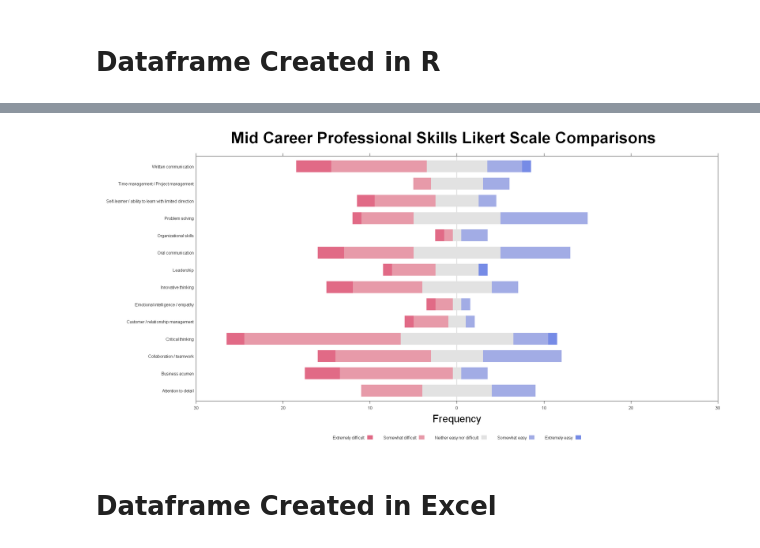
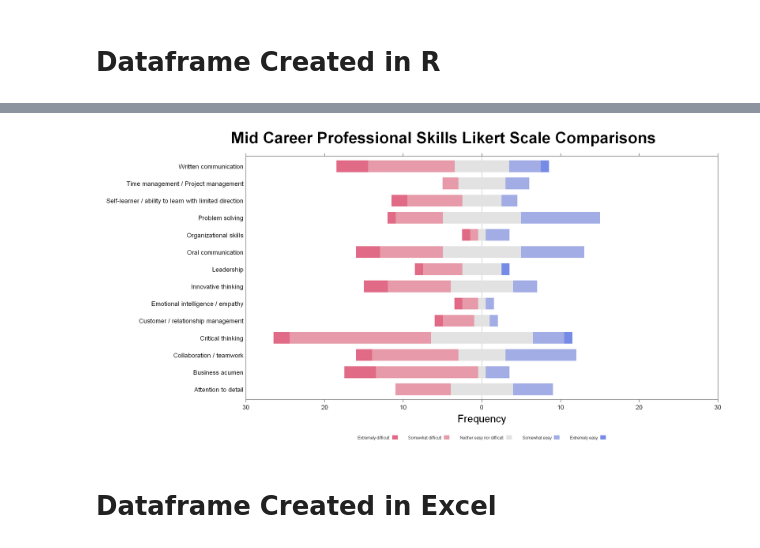
Before and after one commit to chesterqualls/Survey-Analysis, a Jupyter notebook: Diverging Stacked Bars or Likert Data.ipynb, the cells around one changed output, grey strips where cells are left out. Cells and saved outputs as stored; diff of their text form; code cells hidden in the pictures.

```diff
--- a/Diverging Stacked Bars or Likert Data.ipynb
+++ b/Diverging Stacked Bars or Likert Data.ipynb
@@ -179,20 +182,21 @@ mcpro <- tibble::rownames_to_column(mcpro, var="Skills")
 # %%
 # From table created in R
 
 P <-likert( Skills ~.,data=mcpro, ylab=NULL,
        ReferenceZero=3, as.percent=FALSE,
+       scales.in=list(cex = 1.2),
        positive.order=FALSE, data.order=TRUE,
        main = list("Mid Career Professional Skills Likert Scale Comparisons",x=unit(.55, "npc"), cex = 3),
        #sub= list("Test",x=unit(.55, "npc")),
        xlab=list("Frequency", cex = 2),
        xlim=c(-30,30),
        strip=FALSE,
        par.strip.text=list(cex=.7))
        options(repr.plot.width=20, repr.plot.height=10)
 
 P
 # %% [output]
-[figure, old version]
+[figure, new version]
 # %% [markdown]
 # Dataframe Created in Excel
 # %%
```
Also changed, not shown: parts of 4 cells of this notebook.
